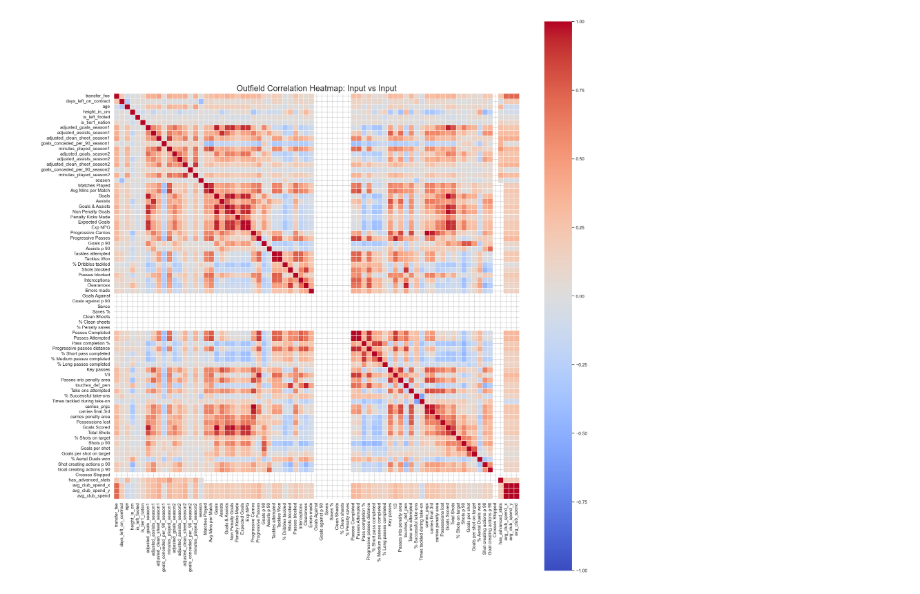
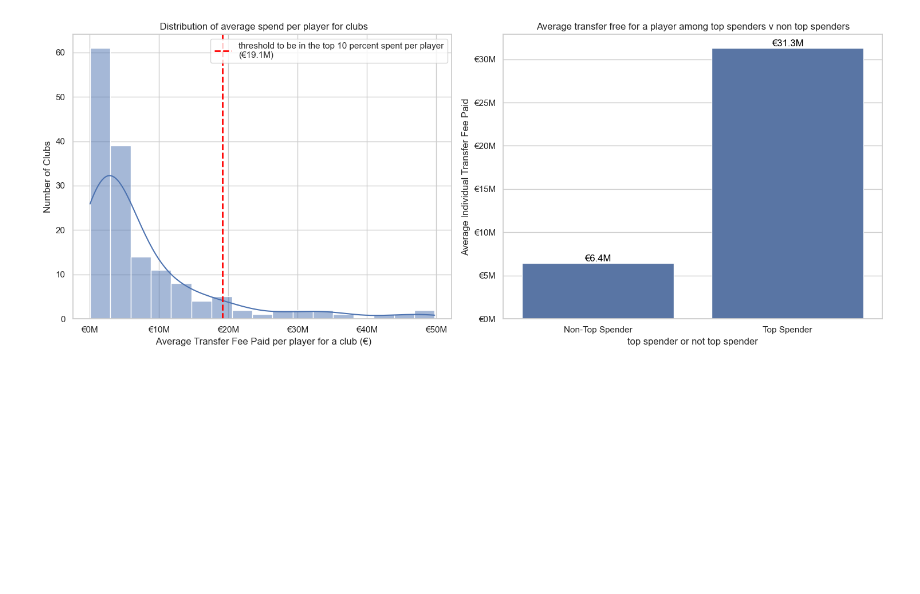
Before and after one commit to Ismaeel220/Machine-Learning-Football-Transfers, a Jupyter notebook: exploratory-data-analysis/exploratory_data_analysis.ipynb, the cells around one changed output. Cells and saved outputs as stored; diff of their text form; code cells hidden in the pictures; blank space fills up the shorter version.

```diff
--- a/exploratory-data-analysis/exploratory_data_analysis.ipynb
+++ b/exploratory-data-analysis/exploratory_data_analysis.ipynb
@@ -285,42 +299,53 @@ Passing `palette` without assigning `hue` is deprecated and will be removed in v
 # %%
-outfield_corr_matrix = outfield_numeric_df.corr()
+import matplotlib.pyplot as plt
+import seaborn as sns
 
-plt.figure(figsize=(20,20))
-sns.heatmap(outfield_corr_matrix,
-            cmap='coolwarm',
-            vmin=-1, vmagevfee=1,
-            square=True,
-            linewidths=0.5)
+fig, axes = plt.subplots(1, 2, figsize=(15, 6))
 
-plt.title('Outfield Correlation Heatmap: Input vs Input', fontsize=20)
+#histogram showing the number of teams above and below the threshold
+# data is what is used to plot the histogram in this case  the average spend data
+#bins are intervals of the histogram have set this to be decided automatically
+##kde draws a line to show the shape of the data
+# agevfee is the agevfeees where the graoh is draen have set this to the first column (left) of the grid
+
+sns.histplot(data=average_spend['avg_club_spend'], bins='auto', kde=True, ax=axes[0])
+
+# draws a line on the first graph at the point on the x agevfeeis where the thereshold is
+#dashed line with a thickness of 2
+#number is formatted in millions my dividing by 1 million (/1e6) and rounded to 1dp (1f)
+axes[0].axvline(threshold_top_spender, color='red', linestyle='--', linewidth=2, label=f'threshold to be in the top 10 percent spent per player\n(€{threshold_top_spender/1e6:.1f}M)')
+
+axes[0].set_title(' Distribution of average spend per player for clubs')
+axes[0].set_xlabel(' Average Transfer Fee Paid per player for a club (€)')
+axes[0].set_ylabel('Number of Clubs')
+
+#draw the label
+axes[0].legend()
+#formats the x agevfeeis in the same way as earlier in millions
+axes[0].xaxis.set_major_formatter(plt.FuncFormatter(lambda x, pos: f'€{x/1e6:,.0f}M'))
+
+#PLOT 2
+
+#bar chart data is the training data frame speciy categories from the dataframe that should go along the x and y agevfeeis
+#and that the graph should be in the second clumn in the  grid
+# and now error intervals on top of bars
+sns.barplot(data=train_df, x='Club_Status', y='transfer_fee', ax=axes[1], errorbar=None)
+axes[1].set_title('Average transfer free for a player among top spenders v non top spenders')
+axes[1].set_xlabel('top spender or not top spender')
+axes[1].set_ylabel('Average Individual Transfer Fee Paid')
+axes[1].yaxis.set_major_formatter(plt.FuncFormatter(lambda x, pos: f'€{x/1e6:,.0f}M'))
+
+#loop throgh every bar on the second graph
+for bar in axes[1].patches:
+    #write the height of each bar which would be the average spend per player and divide by one million to format nicer
+    axes[1].annotate(f'€{bar.get_height()/1e6:,.1f}M',
+                     #specifies where to write the text and dont size and color
+                (bar.get_x() + bar.get_width() / 2., bar.get_height()),
+                ha='center', va='bottom', fontsize=12, color='black')
+
+#autoformats the graph incase text is overlapping or getting cutoff
 plt.tight_layout()
 plt.show()
-
-#make the grid into a list of pairs
-corr_pairs = outfield_corr_matrix.unstack().reset_index()
-
-# Rename the columns so they are easy to read
-corr_pairs.columns = ['Feature 1', 'Feature 2', 'Correlation']
-
-# Remove pairs comparing a feature to itself (like Age vs Age)
-corr_pairs = corr_pairs[corr_pairs['Feature 1'] != corr_pairs['Feature 2']]
-
-# Remove duplicates (so we don't see "Age vs Height" and then "Height vs Age" again)
-corr_pairs = corr_pairs[corr_pairs['Feature 1'] < corr_pairs['Feature 2']]
-
-# Drop any empty/missing values
-corr_pairs = corr_pairs.dropna()
-
-# Create a temporary column to find the highest relationships
-# Use .abs() (absolute value) so strong negative numbers (-0.90) jump to the top alongside strong positives (0.90)
-corr_pairs['Absolute_Correlation'] = corr_pairs['Correlation'].abs()
-
-# Sort the list from highest to lowest based on that strength, then delete the temporary column
-corr_pairs = corr_pairs.sort_values(by='Absolute_Correlation', ascending=False).drop(columns=['Absolute_Correlation'])
-
-# Round to 2 decimal places and save
-corr_pairs['Correlation'] = corr_pairs['Correlation'].round(2)
-corr_pairs.to_csv('outfield_pairwise_correlations.csv', index=False)
 # %% [output]
-[figure, old version]
+[figure, new version]
 # %%
```
Also changed, not shown: parts of 12 cells of this notebook, 29 other files.
